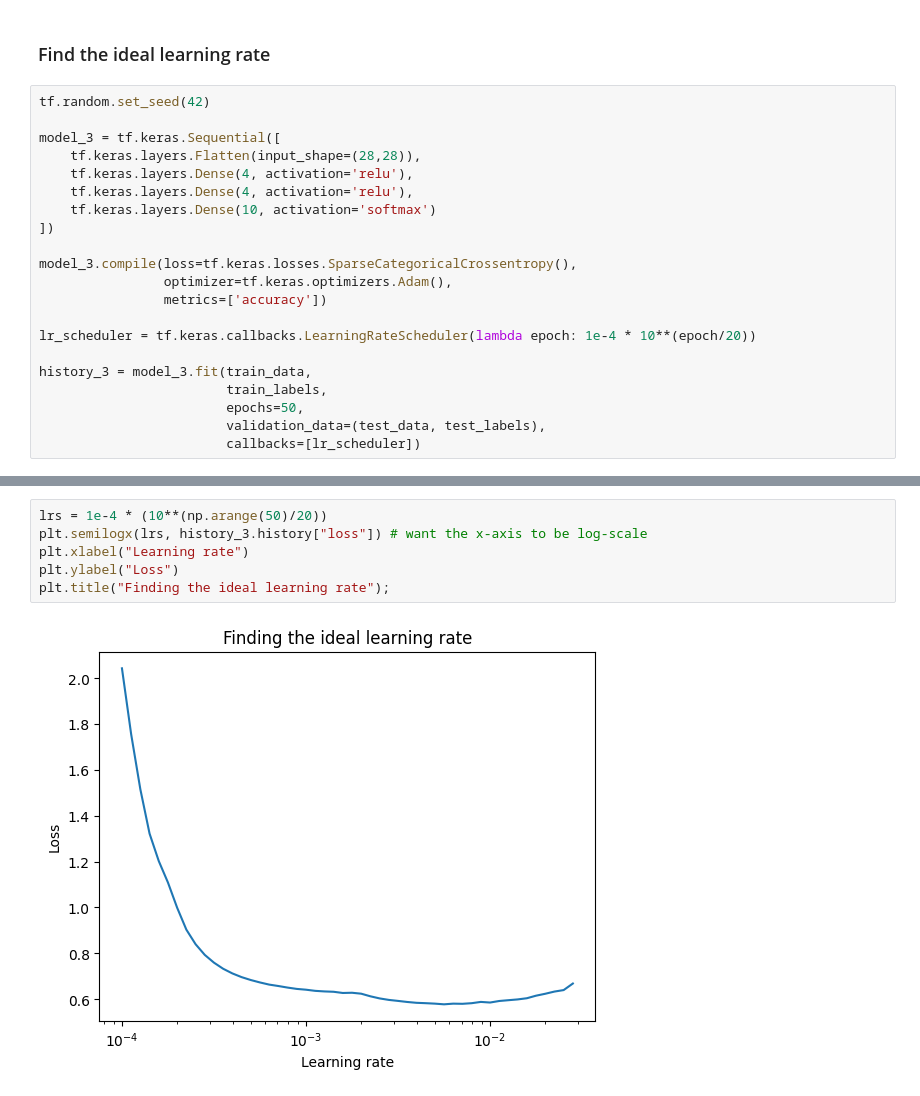
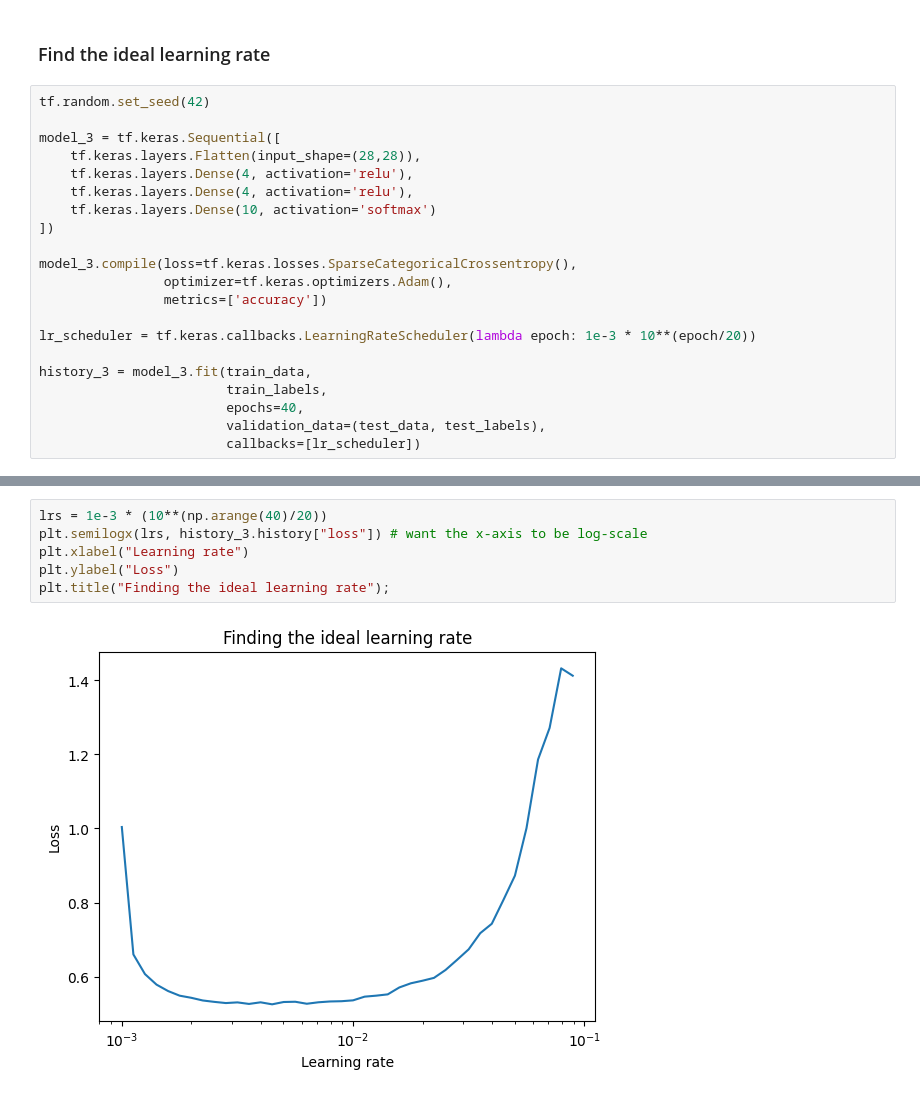
Before and after one commit to aakriti-dot/Tensorflow, a Jupyter notebook: Multiclass_classification_with_tensorflow.ipynb, the cells around one changed output, grey strips where cells are left out. Saved outputs shown, nothing was run; the diff lists cells and outputs as text.

```diff
--- a/Multiclass_classification_with_tensorflow.ipynb
+++ b/Multiclass_classification_with_tensorflow.ipynb
@@ -224,11 +223,11 @@ model_3.compile(loss=tf.keras.losses.SparseCategoricalCrossentropy(),
                 optimizer=tf.keras.optimizers.Adam(),
                 metrics=['accuracy'])
 
-lr_scheduler = tf.keras.callbacks.LearningRateScheduler(lambda epoch: 1e-4 * 10**(epoch/20))
+lr_scheduler = tf.keras.callbacks.LearningRateScheduler(lambda epoch: 1e-3 * 10**(epoch/20))
 
 history_3 = model_3.fit(train_data,
                         train_labels,
-                        epochs=50,
+                        epochs=40,
                         validation_data=(test_data, test_labels),
                         callbacks=[lr_scheduler])
 # %% [output]
@@ -276,11 +275,11 @@ pd.DataFrame(history_3.history).plot(figsize=(10,7), xlabel="epochs");
 # %%
-lrs = 1e-4 * (10**(np.arange(50)/20))
+lrs = 1e-3 * (10**(np.arange(40)/20))
 plt.semilogx(lrs, history_3.history["loss"]) # want the x-axis to be log-scale
 plt.xlabel("Learning rate")
 plt.ylabel("Loss")
 plt.title("Finding the ideal learning rate");
 # %% [output]
-[figure, old version]
+[figure, new version]
 # %%
 tf.random.set_seed(42)
 
```
Also changed, not shown: parts of 19 cells of this notebook.
